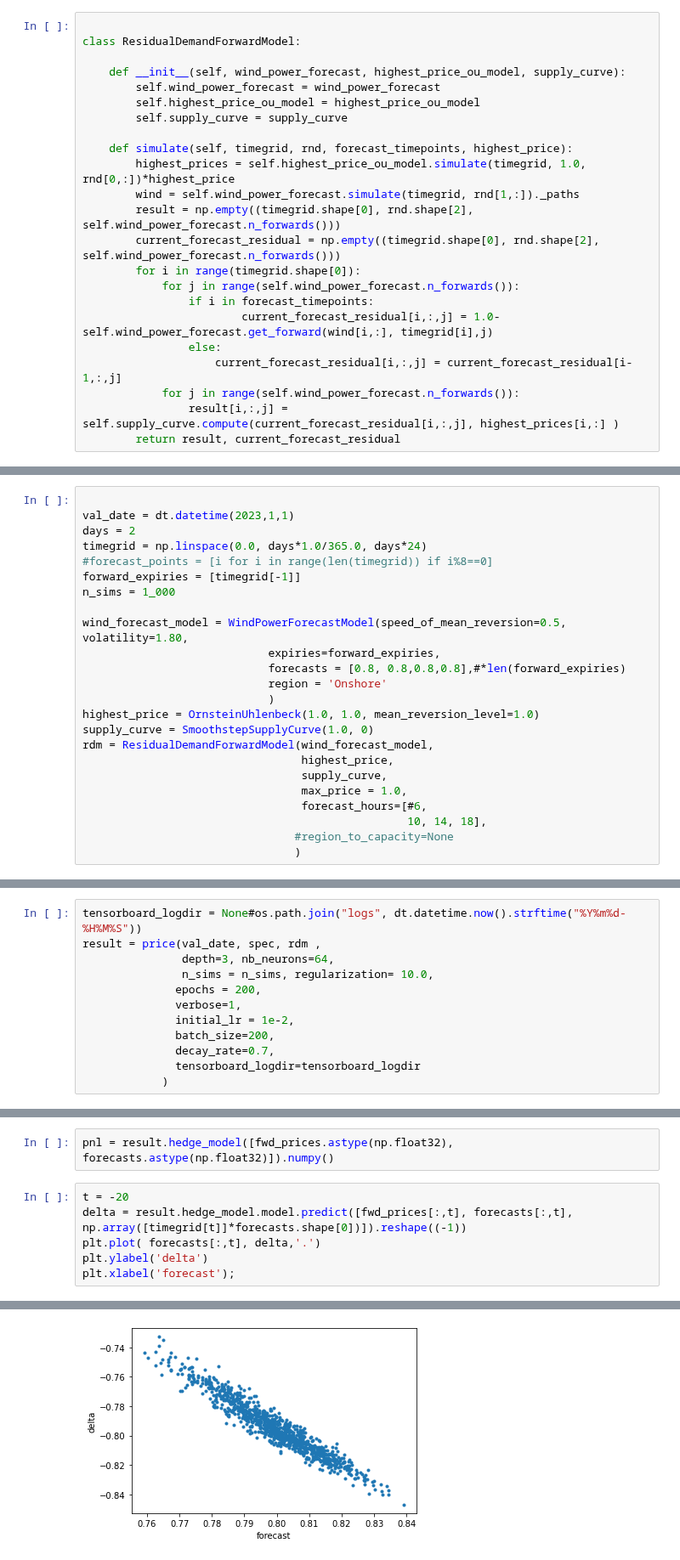
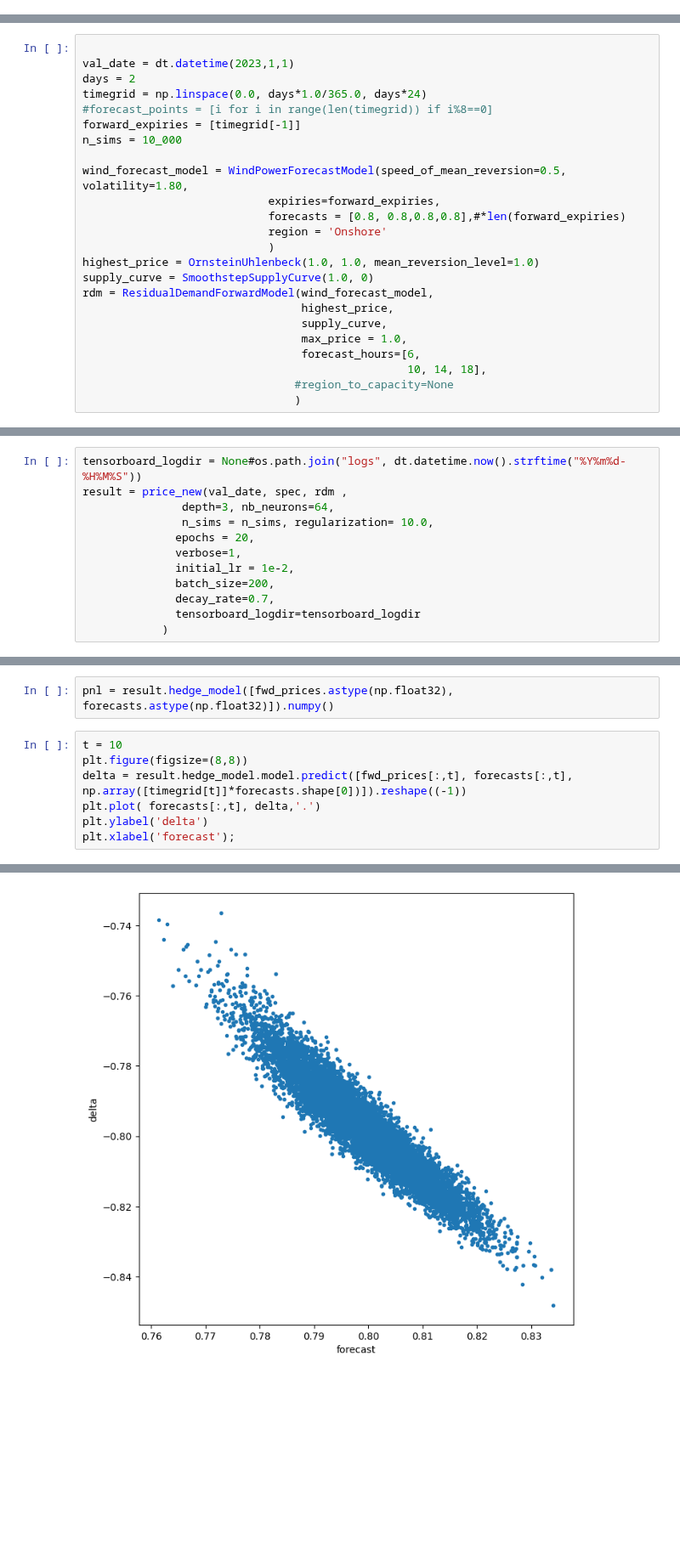
Before and after one commit to pikki622/RiVaPy, a Jupyter notebook: notebooks/models/residual_demand_forward_model.ipynb, the cells around one changed output, grey strips where cells are left out. Shown at 85% size. Saved outputs shown, nothing was run; the diff lists cells and outputs as text; blank space fills up the shorter version.

```diff
--- a/notebooks/models/residual_demand_forward_model.ipynb
+++ b/notebooks/models/residual_demand_forward_model.ipynb
@@ -136,29 +139,6 @@ fwd_values1 = wind.get_fwd(timestep, fwd1)
 fwd_values2 = wind.get_fwd(timestep, fwd2)
 plt.plot(fwd_values1, fwd_values2, '.', alpha=0.1)
 plt.legend();
-# %%
-
-class ResidualDemandForwardModel:
-
-    def __init__(self, wind_power_forecast, highest_price_ou_model, supply_curve):
-        self.wind_power_forecast = wind_power_forecast
-        self.highest_price_ou_model = highest_price_ou_model
-        self.supply_curve = supply_curve
-
-    def simulate(self, timegrid, rnd, forecast_timepoints, highest_price):
-        highest_prices = self.highest_price_ou_model.simulate(timegrid, 1.0, rnd[0,:])*highest_price
-        wind = self.wind_power_forecast.simulate(timegrid, rnd[1,:])._paths
-        result = np.empty((timegrid.shape[0], rnd.shape[2], self.wind_power_forecast.n_forwards()))
-        current_forecast_residual = np.empty((timegrid.shape[0], rnd.shape[2], self.wind_power_forecast.n_forwards()))
-        for i in range(timegrid.shape[0]):
-            for j in range(self.wind_power_forecast.n_forwards()):
-                if i in forecast_timepoints:
-                        current_forecast_residual[i,:,j] = 1.0-self.wind_power_forecast.get_forward(wind[i,:], timegrid[i],j)
-                else:
-                    current_forecast_residual[i,:,j] = current_forecast_residual[i-1,:,j]
-            for j in range(self.wind_power_forecast.n_forwards()):
-                result[i,:,j] =  self.supply_curve.compute(current_forecast_residual[i,:,j], highest_prices[i,:] )
-        return result, current_forecast_residual
 # %%
 highest_price = OrnsteinUhlenbeck(1.0, 1.0, mean_reversion_level=1.0)
 supply_curve = SmoothstepSupplyCurve(1.0, 0)
@@ -331,7 +311,7 @@ days = 2
 timegrid = np.linspace(0.0, days*1.0/365.0, days*24)
 #forecast_points = [i for i in range(len(timegrid)) if i%8==0]
 forward_expiries = [timegrid[-1]]
-n_sims = 1_000
+n_sims = 10_000
 
 wind_forecast_model = WindPowerForecastModel(speed_of_mean_reversion=0.5, volatility=1.80,
                             expiries=forward_expiries,
@@ -344,7 +324,7 @@ rdm = ResidualDemandForwardModel(wind_forecast_model,
                                  highest_price,
                                  supply_curve,
                                  max_price = 1.0,
-                                 forecast_hours=[#6,
+                                 forecast_hours=[6,
                                                  10, 14, 18],
                                 #region_to_capacity=None
                                 )
@@ -357,10 +337,10 @@ spec = GreenPPASpecification(technology = 'Wind',
                              max_capacity = 1.0)
 # %%
 tensorboard_logdir = None#os.path.join("logs", dt.datetime.now().strftime("%Y%m%d-%H%M%S"))
-result = price(val_date, spec, rdm ,
+result = price_new(val_date, spec, rdm ,
                depth=3, nb_neurons=64,
                n_sims = n_sims, regularization= 10.0,
-              epochs = 200,
+              epochs = 20,
               verbose=1,
               initial_lr = 1e-2,
               batch_size=200,
@@ -436,7 +395,8 @@ strike 0.2
 # %%
 pnl = result.hedge_model([fwd_prices.astype(np.float32), forecasts.astype(np.float32)]).numpy()
 # %%
-t = -20
+t = 10
+plt.figure(figsize=(8,8))
 delta = result.hedge_model.model.predict([fwd_prices[:,t], forecasts[:,t], np.array([timegrid[t]]*forecasts.shape[0])]).reshape((-1))
 plt.plot( forecasts[:,t], delta,'.')
 plt.ylabel('delta')
@@ -445,4 +406,4 @@ plt.xlabel('forecast');
-[figure, old version]
+[figure, new version]
 # %%
 plt.hist(pnl_hedge, bins=50, density=True)
 plt.hist(pnl, bins=50, density=True, alpha=0.5, label='nn')
```
Also changed, not shown: parts of 6 cells of this notebook, 1 other file.
